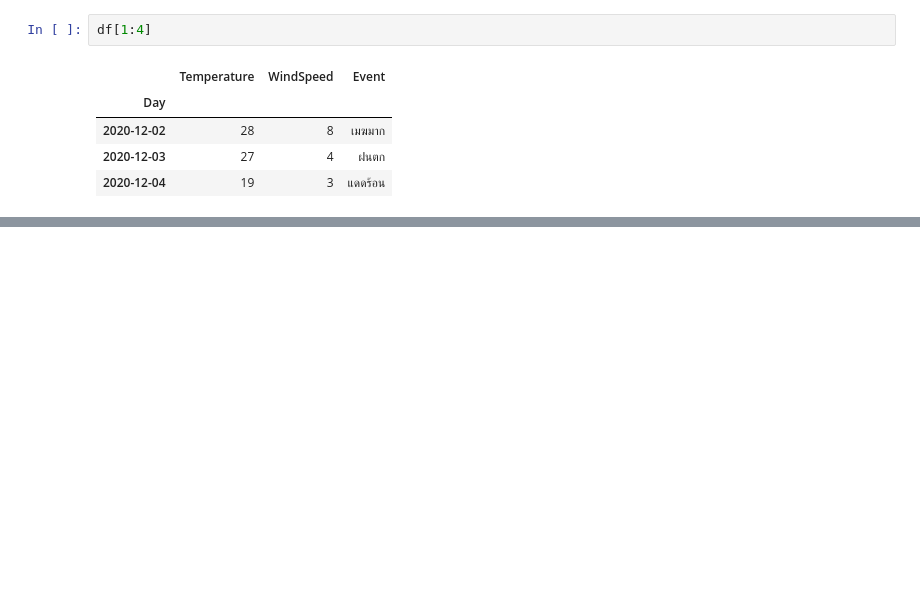
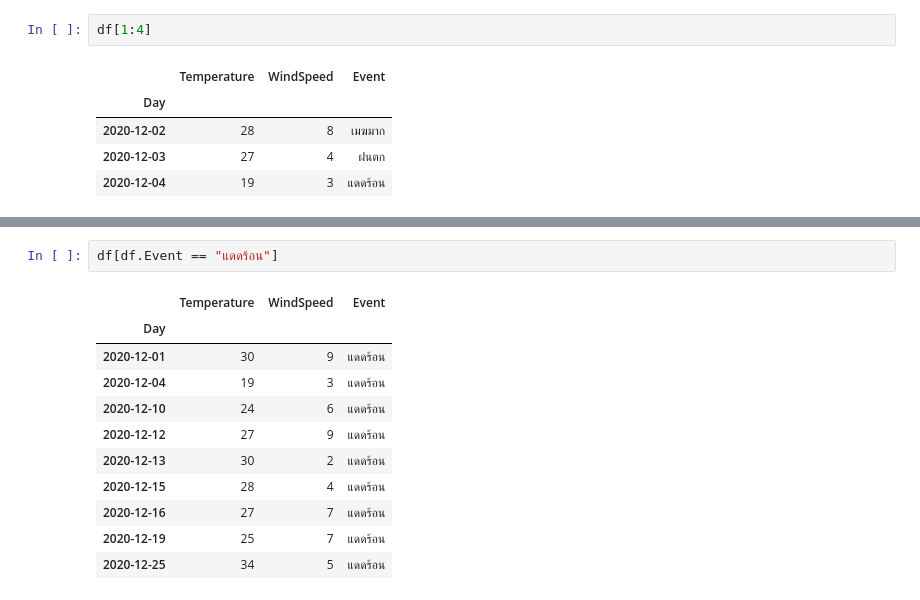
Before and after one commit to Haleluyaa/pandas_tutorial, a Jupyter notebook: python_pandas.ipynb, the cells around one changed output, grey strips where cells are left out. Saved outputs shown, nothing was run; the diff lists cells and outputs as text; blank space fills up the shorter version.

```diff
--- a/python_pandas.ipynb
+++ b/python_pandas.ipynb
@@ -490,0 +683,14 @@ Name: Event, dtype: object
+# %%
+df[df.Event == "แดดร้อน"]
+# %% [output]
+|  | Temperature | WindSpeed | Event |
+| Day |  |  |  |
+| 2020-12-01 | 30 | 9 | แดดร้อน |
+| 2020-12-04 | 19 | 3 | แดดร้อน |
+| 2020-12-10 | 24 | 6 | แดดร้อน |
+| 2020-12-12 | 27 | 9 | แดดร้อน |
+| 2020-12-13 | 30 | 2 | แดดร้อน |
+| 2020-12-15 | 28 | 4 | แดดร้อน |
+| 2020-12-16 | 27 | 7 | แดดร้อน |
+| 2020-12-19 | 25 | 7 | แดดร้อน |
+| 2020-12-25 | 34 | 5 | แดดร้อน |
```
Also changed, not shown: parts of 41 cells of this notebook.
